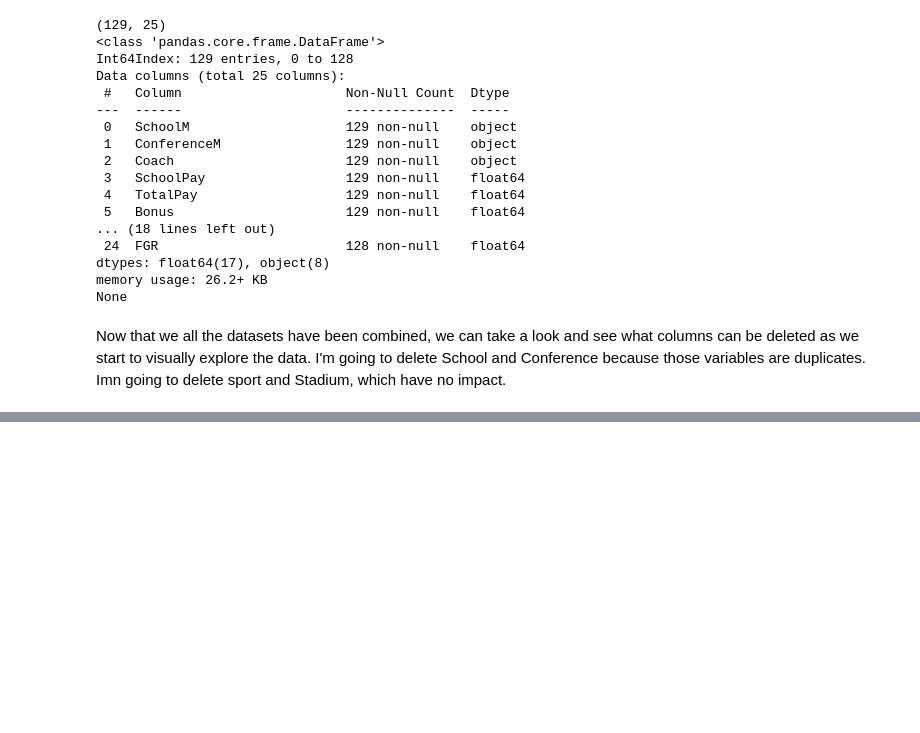
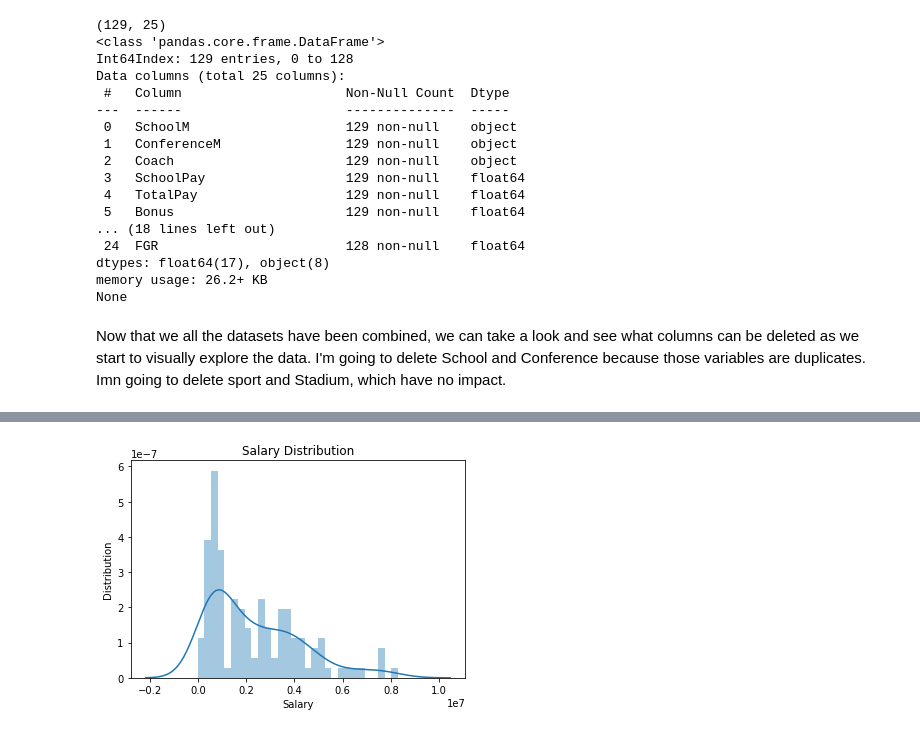
Before and after one commit to Champioa00/LAB1, a Jupyter notebook: Lab1Workingsession.ipynb, the cells around one changed output, grey strips where cells are left out. Drawn from its saved outputs; the diff is of its cells as text; code cells hidden in the pictures; blank space fills up the shorter version.

```diff
--- a/Lab1Workingsession.ipynb
+++ b/Lab1Workingsession.ipynb
@@ -672,0 +696,8 @@ None
+# %%
+sns.distplot(coach_records_stadium_grad_df.SchoolPay, bins = 30)
+_ = plt.title('Salary Distribution')
+_ = plt.xlabel('Salary')
+_ = plt.ylabel('Distribution')
+plt.show()
+# %% [output]
+[figure, added]
```
Also changed, not shown: parts of 4 cells of this notebook.
